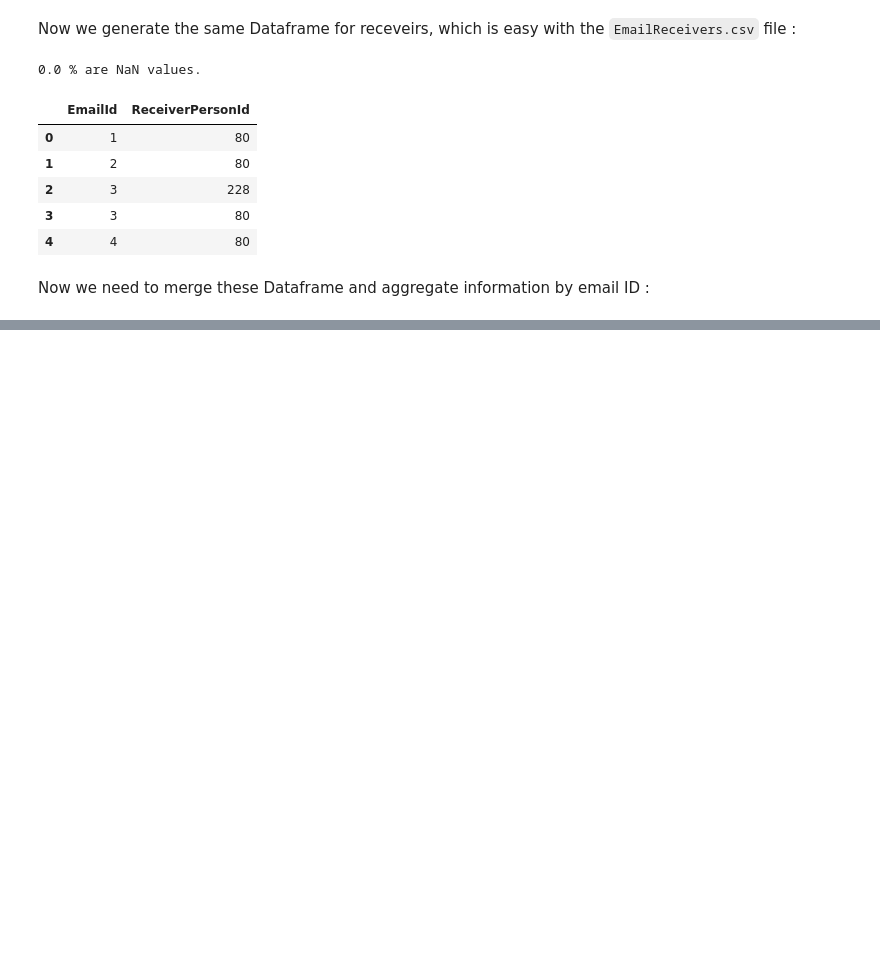
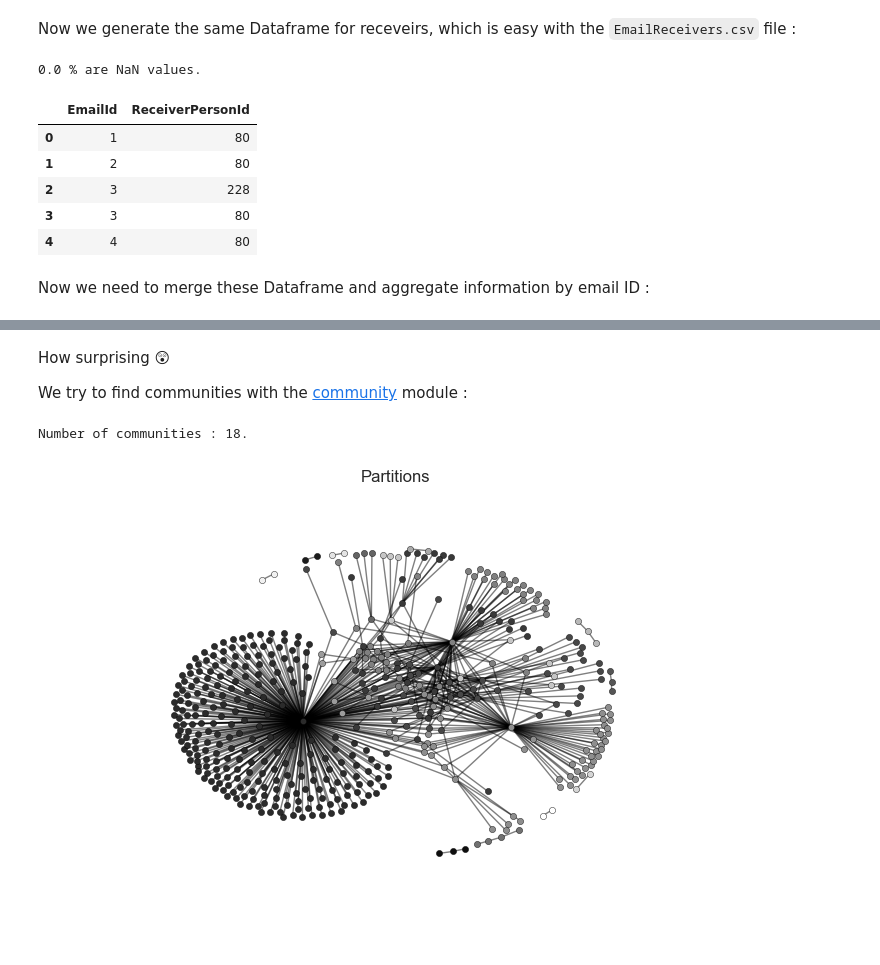
Before and after one commit to loistal/ADA_lab1, a Jupyter notebook: 05- Tamming Text/Hillary Email Controversy.ipynb, the cells around one changed output, grey strips where cells are left out. Saved outputs shown, nothing was run; the diff lists cells and outputs as text; code cells hidden in the pictures; blank space fills up the shorter version.

```diff
--- a/05- Tamming Text/Hillary Email Controversy.ipynb
+++ b/05- Tamming Text/Hillary Email Controversy.ipynb
@@ -382,0 +413,27 @@ senders.merge(receivers, on=['EmailId'])
+# %% [markdown]
+How surprising 😲
+
+We try to find communities with the [community](http://perso.crans.org/aynaud/communities/index.html) module :
+# %%
+import community
+
+# Find best partition
+partition = community.best_partition(graph)
+
+# Thanks to the community website
+size = float(len(set(partition.values())))
+print('Number of communities : {}.'.format(int(size)))
+pos = nx.spring_layout(graph)
+count = 0
+for com in set(partition.values()) :
+    count = count + 1.
+    list_nodes = [nodes for nodes in partition.keys() if partition[nodes] == com]
+    nx.draw_networkx_nodes(graph, pos, list_nodes, node_size=20, node_color=str(count / size))
+
+nx.draw_networkx_edges(graph, pos, alpha=0.5)
+plt.title('Partitions')
+plt.axis('off')
+plt.show()
+# %% [output]
+Number of communities : 18.
+[figure, added]
```
Also changed, not shown: parts of 20 cells of this notebook.
